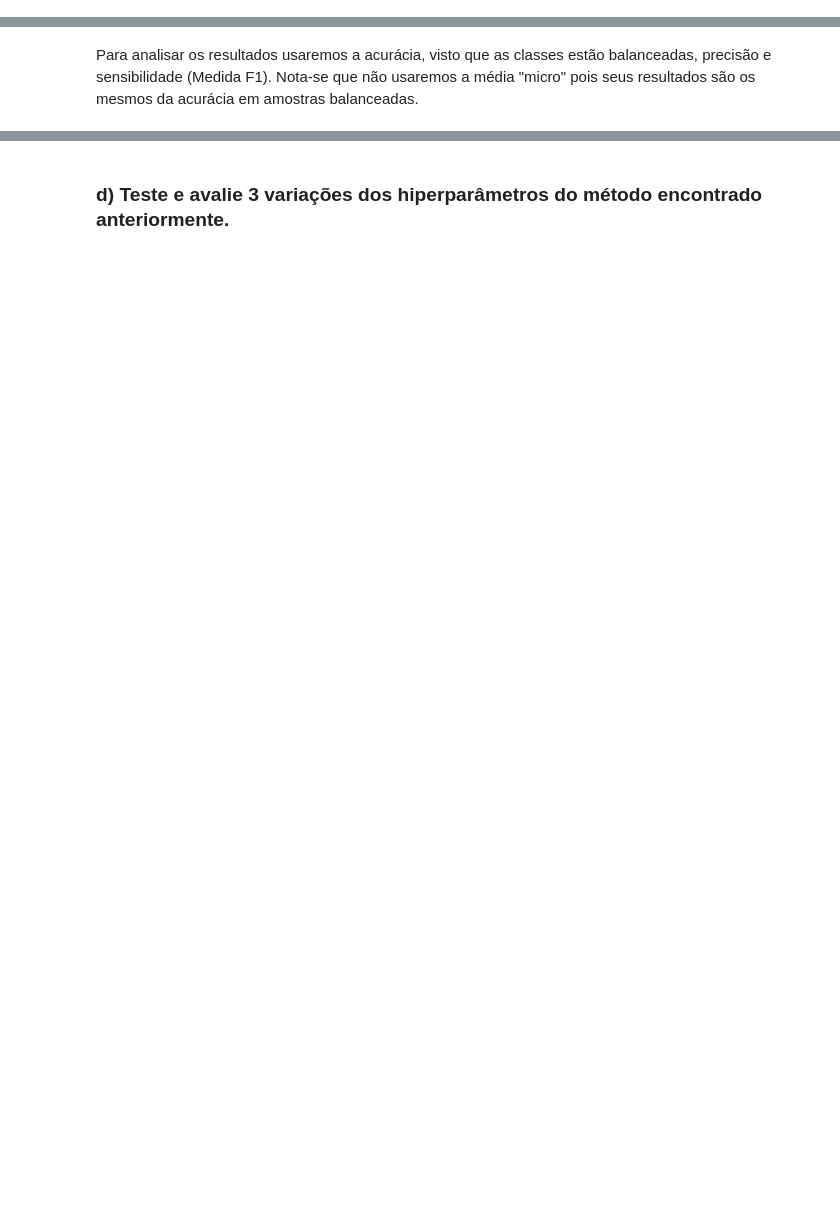
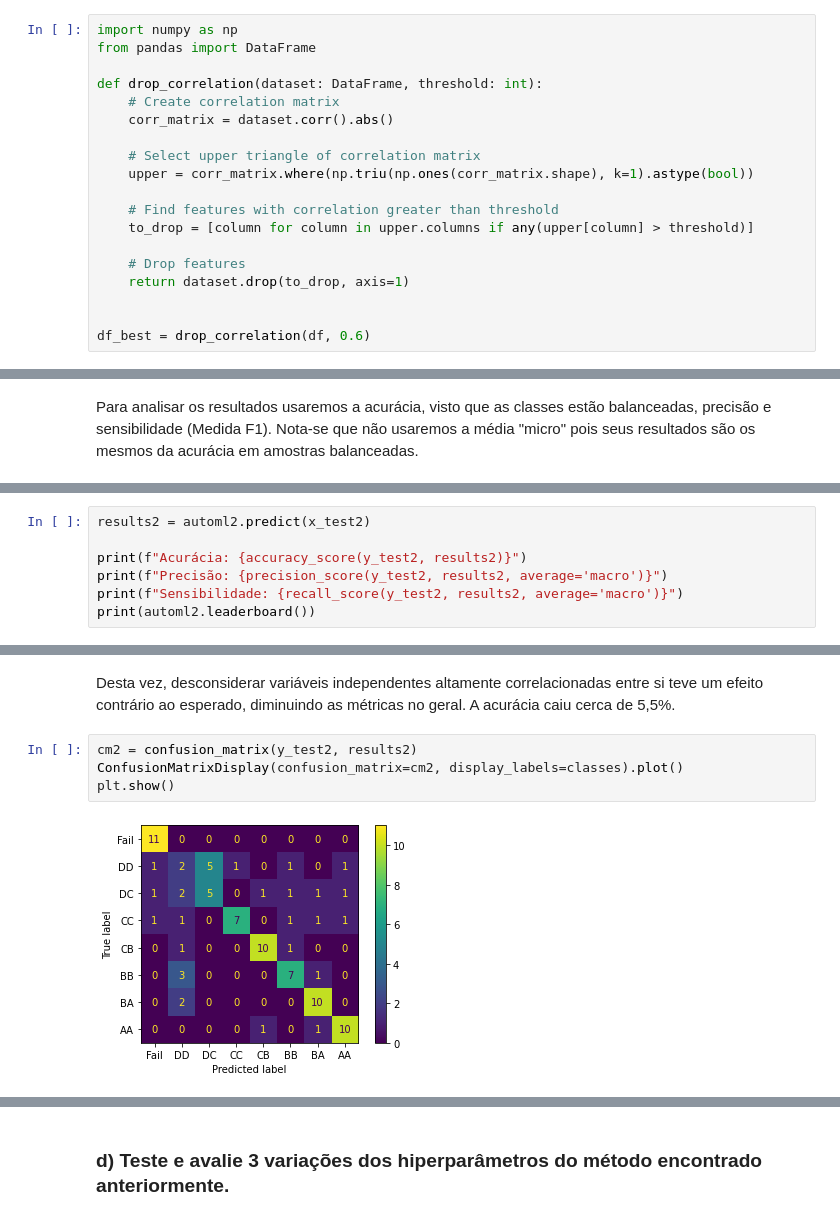
Before and after one commit to hyoretsu/ia, a Jupyter notebook: prova2.ipynb, the cells around one changed output, grey strips where cells are left out. Saved outputs shown, nothing was run; the diff lists cells and outputs as text; blank space fills up the shorter version.

```diff
--- a/prova2.ipynb
+++ b/prova2.ipynb
@@ -61 +81,20 @@ df_best = df.drop(columns=["EXP_GPA"])
+# %%
+import numpy as np
+from pandas import DataFrame
+
+def drop_correlation(dataset: DataFrame, threshold: int):
+    # Create correlation matrix
+    corr_matrix = dataset.corr().abs()
+
+    # Select upper triangle of correlation matrix
+    upper = corr_matrix.where(np.triu(np.ones(corr_matrix.shape), k=1).astype(bool))
+
+    # Find features with correlation greater than threshold
+    to_drop = [column for column in upper.columns if any(upper[column] > threshold)]
+
+    # Drop features
+    return dataset.drop(to_drop, axis=1)
+
+
+df_best = drop_correlation(df, 0.6)
 # %% [markdown]
@@ -147,0 +217,7 @@ A matriz de confusão nos dá uma visão mais clara do que aconteceu. Na maioria
+# %%
+results2 = automl2.predict(x_test2)
+
+print(f"Acurácia: {accuracy_score(y_test2, results2)}")
+print(f"Precisão: {precision_score(y_test2, results2, average='macro')}")
+print(f"Sensibilidade: {recall_score(y_test2, results2, average='macro')}")
+print(automl2.leaderboard())
@@ -147,0 +239,8 @@ A matriz de confusão nos dá uma visão mais clara do que aconteceu. Na maioria
+# %% [markdown]
+Desta vez, desconsiderar variáveis independentes altamente correlacionadas entre si teve um efeito contrário ao esperado, diminuindo as métricas no geral. A acurácia caiu cerca de 5,5%.
+# %%
+cm2 = confusion_matrix(y_test2, results2)
+ConfusionMatrixDisplay(confusion_matrix=cm2, display_labels=classes).plot()
+plt.show()
+# %% [output]
+[figure, added]
```
Also changed, not shown: parts of 45 cells of this notebook, 2 other files.
